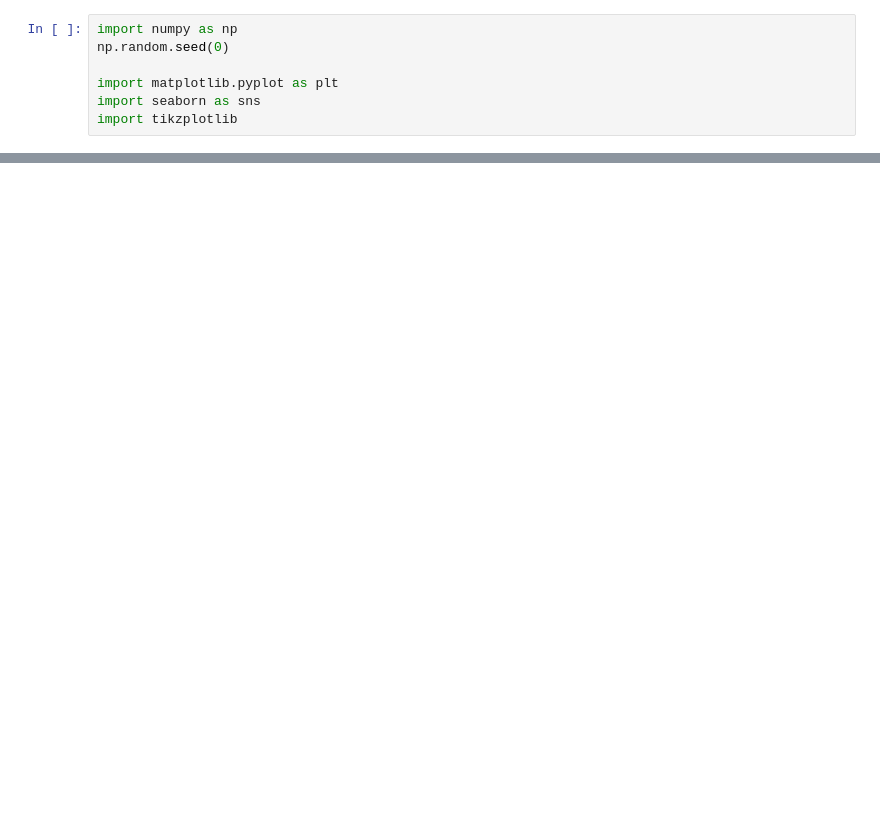
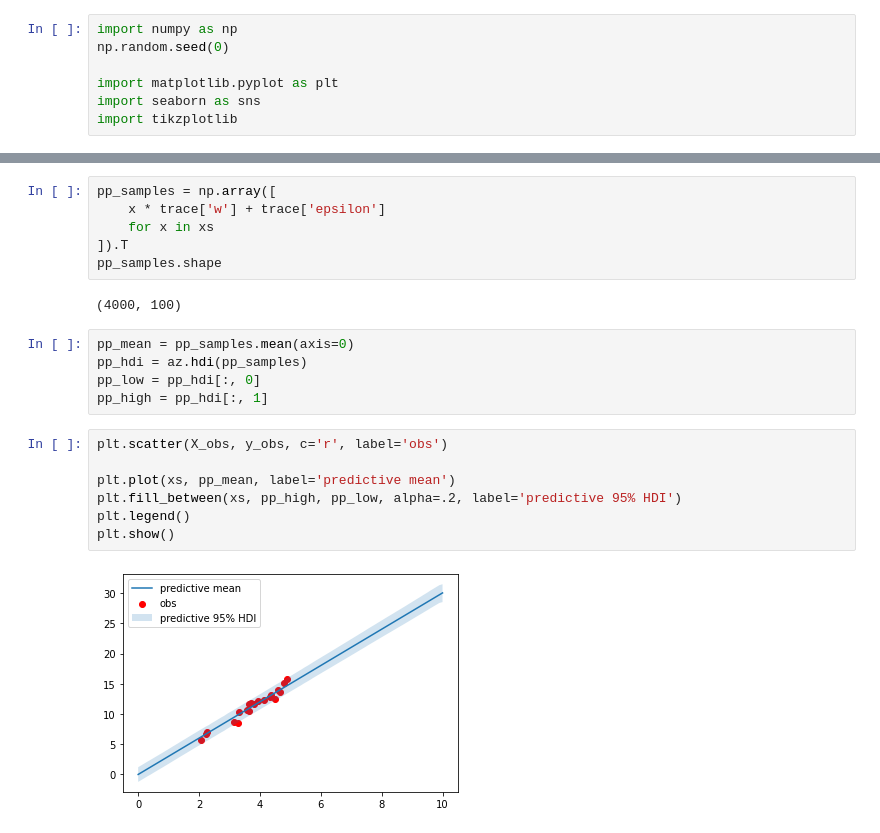
Before and after one commit to KrisNguyen135/Talks, a Jupyter notebook: notebooks/Linear regression.ipynb, the cells around one changed output, grey strips where cells are left out. Drawn from its saved outputs; the diff is of its cells as text; blank space fills up the shorter version.

```diff
--- a/notebooks/Linear regression.ipynb
+++ b/notebooks/Linear regression.ipynb
@@ -25,0 +71,22 @@ plt.show()
+# %%
+pp_samples = np.array([
+    x * trace['w'] + trace['epsilon']
+    for x in xs
+]).T
+pp_samples.shape
+# %% [output]
+(4000, 100)
+# %%
+pp_mean = pp_samples.mean(axis=0)
+pp_hdi = az.hdi(pp_samples)
+pp_low = pp_hdi[:, 0]
+pp_high = pp_hdi[:, 1]
+# %%
+plt.scatter(X_obs, y_obs, c='r', label='obs')
+
+plt.plot(xs, pp_mean, label='predictive mean')
+plt.fill_between(xs, pp_high, pp_low, alpha=.2, label='predictive 95% HDI')
+plt.legend()
+plt.show()
+# %% [output]
+[figure, added]
```
Also changed, not shown: parts of 6 cells of this notebook, 2 other files.
